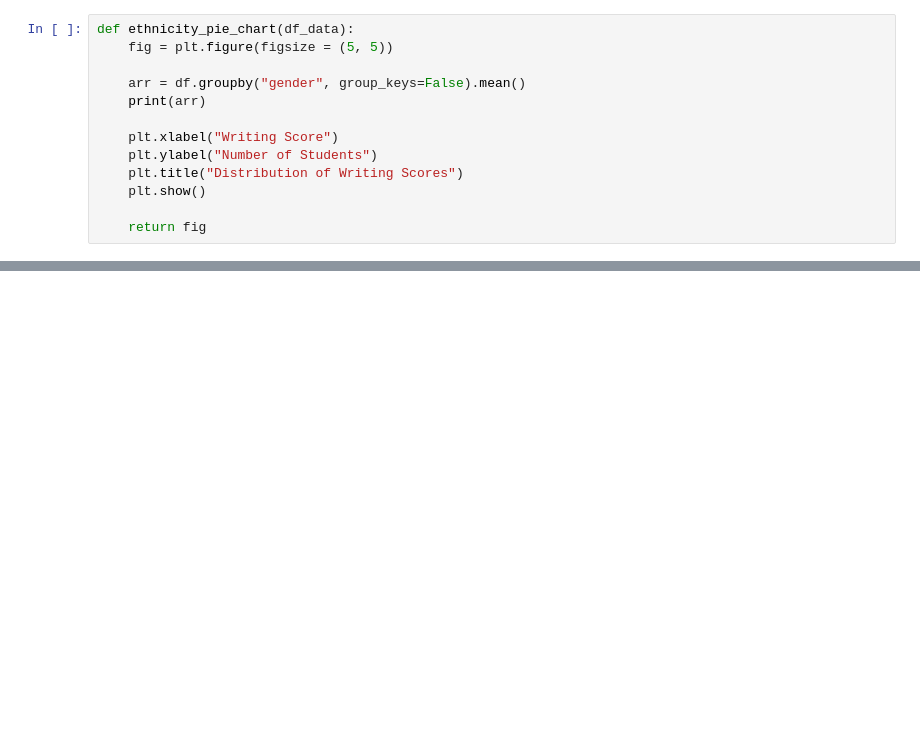
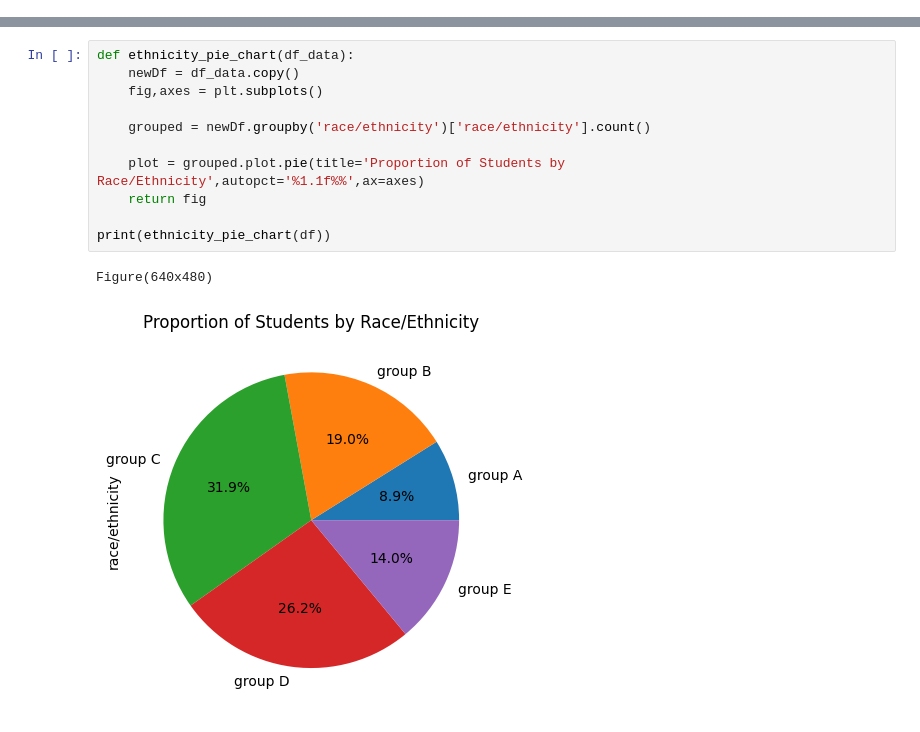
Before and after one commit to AlbertCsipak/BEVADAT2022232, a Jupyter notebook: HAZI/HAZI04/HAZI04.ipynb, the cells around one changed output, grey strips where cells are left out. Cells and saved outputs as stored; diff of their text form; blank space fills up the shorter version.

```diff
--- a/HAZI/HAZI04/HAZI04.ipynb
+++ b/HAZI/HAZI04/HAZI04.ipynb
@@ -188,13 +0,0 @@ def writing_hist(df_data):
-# %%
-def ethnicity_pie_chart(df_data):
-    fig = plt.figure(figsize = (5, 5))
-
-    arr = df.groupby("gender", group_keys=False).mean()
-    print(arr)
-
-    plt.xlabel("Writing Score")
-    plt.ylabel("Number of Students")
-    plt.title("Distribution of Writing Scores")
-    plt.show()
-
-    return fig
@@ -200,0 +354,14 @@ def ethnicity_pie_chart(df_data):
+# %%
+def ethnicity_pie_chart(df_data):
+    newDf = df_data.copy()
+    fig,axes = plt.subplots()
+
+    grouped = newDf.groupby('race/ethnicity')['race/ethnicity'].count()
+
+    plot = grouped.plot.pie(title='Proportion of Students by Race/Ethnicity',autopct='%1.1f%%',ax=axes)
+    return fig
+
+print(ethnicity_pie_chart(df))
+# %% [output]
+Figure(640x480)
+[figure, added]
```
Also changed, not shown: parts of 46 cells of this notebook, 1 other file.
